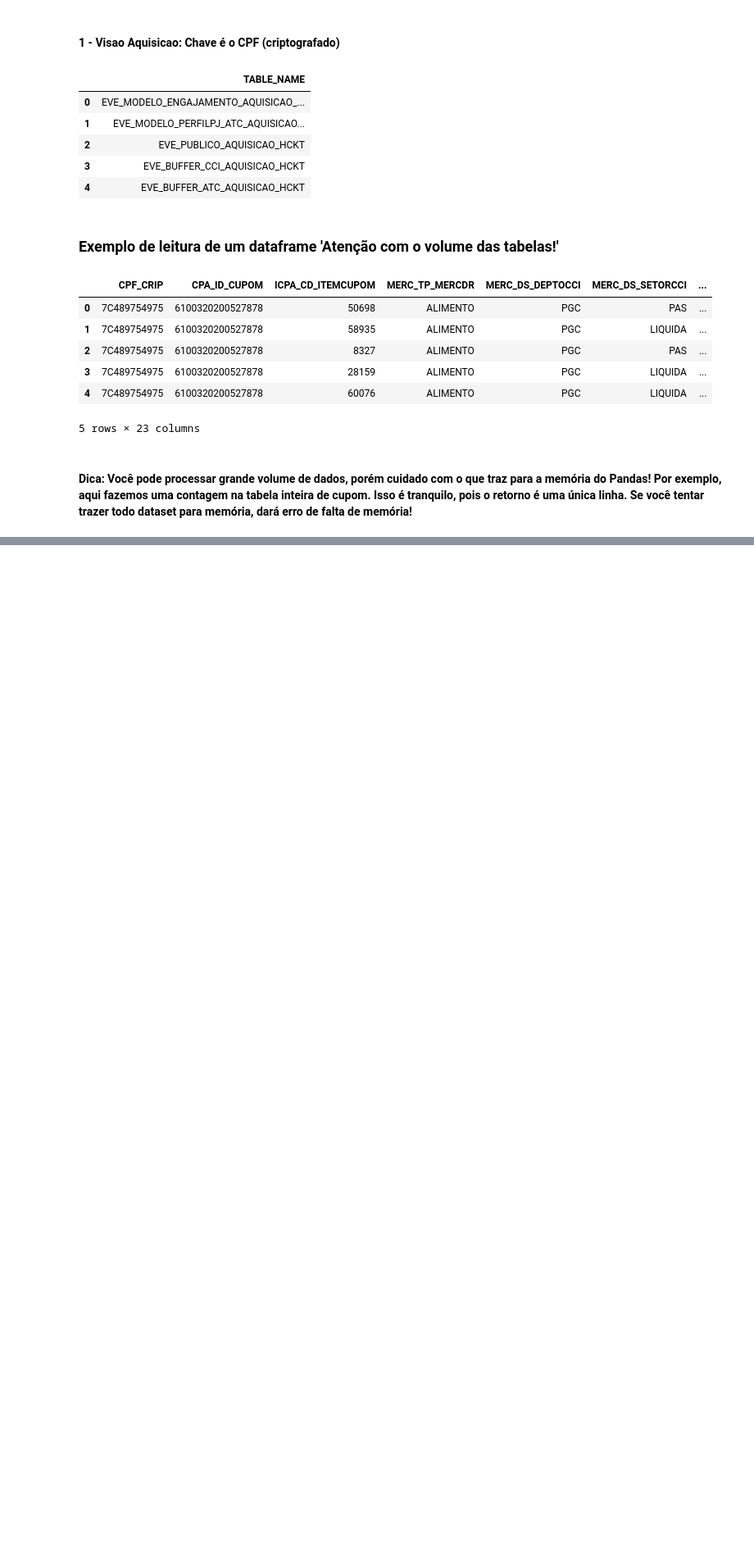
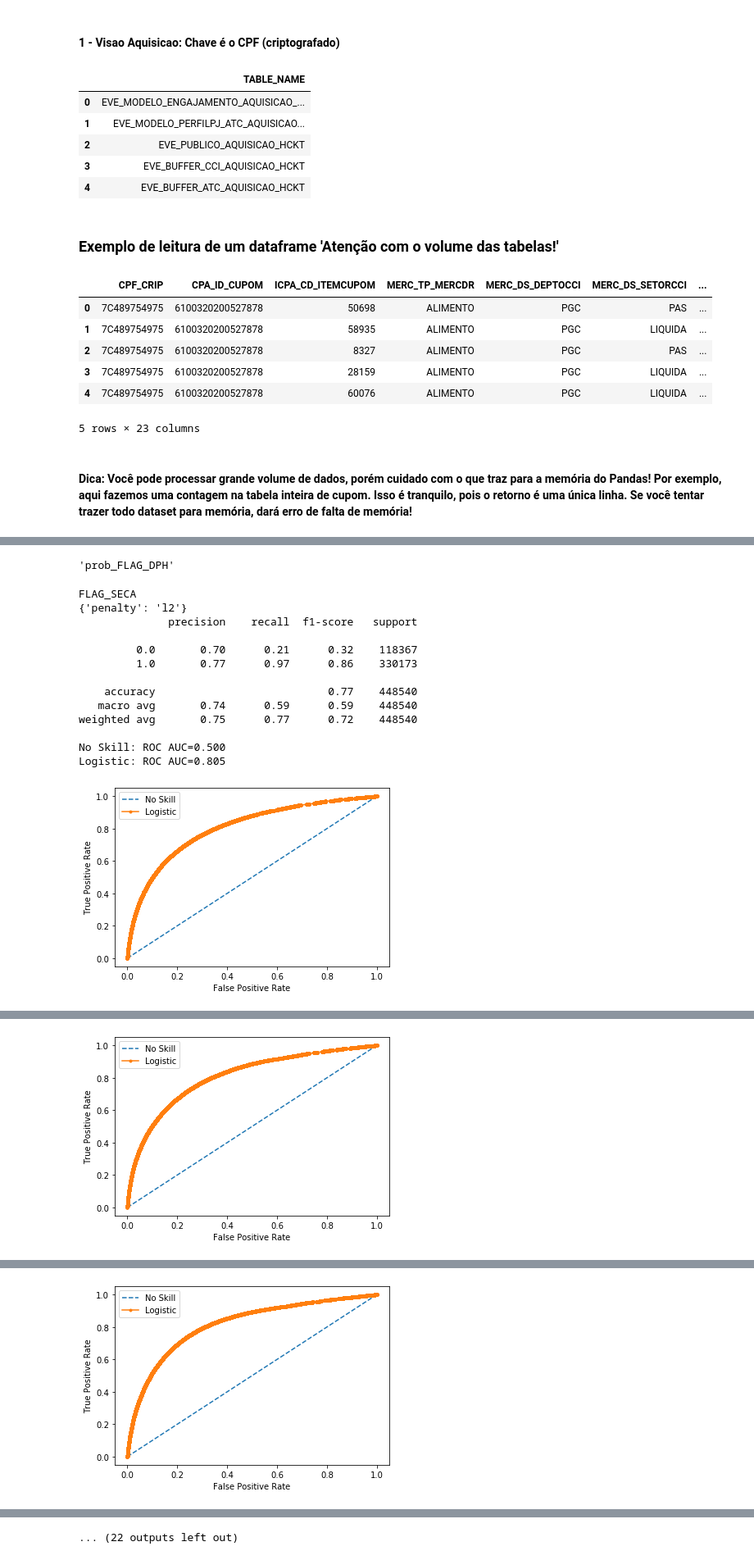
Before and after one commit to mocotinha/hacka_carref, a Jupyter notebook: 01_Primeros_passos.ipynb, the cells around one changed output, grey strips where cells are left out. Shown: that part at 82% size. Drawn from its saved outputs; the diff is of its cells as text; code cells hidden in the pictures; blank space fills up the shorter version.

```diff
--- a/01_Primeros_passos.ipynb
+++ b/01_Primeros_passos.ipynb
@@ -269,0 +512,6 @@ TESTE.head()
+# %%
+df=union_atc_carref_202007.join(target_atc_carref_202007.set_index('CPF_CRIP'), on='CPF_CRIP')
+df=df.dropna()
+# %%
+valid=union_atc_carref.join(target_atc_carref.set_index('CPF_CRIP'), on='CPF_CRIP')
+valid.shape
@@ -269,0 +546,2 @@ TESTE.head()
+# %%
+valid=valid.dropna()
@@ -269,0 +619,8 @@ TESTE.head()
+# %%
+from sklearn import preprocessing
+from sklearn.model_selection import train_test_split
+from sklearn.model_selection import GridSearchCV
+from sklearn.linear_model import LogisticRegression
+from sklearn.metrics import *
+from matplotlib import pyplot
+scaler = preprocessing.StandardScaler()
@@ -269,0 +684,59 @@ TESTE.head()
+# %%
+'prob_'+target[2]
+# %% [output]
+'prob_FLAG_DPH'
+# %%
+for i in range(0,len(target)):
+    foco = vars.copy()
+    foco.append(target[i])
+    bad=df[df[target[i]]==1][foco]
+    good=df[df[target[i]]==0][foco].sample(min(df[df[target[i]]==0].shape[0],df[df[target[i]]==1].shape[0]),replace=False)
+    desenv=pd.concat([bad, good], ignore_index=True)
+    #x_train, x_test, y_train, y_test=train_test_split(scaler.fit_transform(desenv[vars]),desenv[target[i]],test_size=0.3,random_state=1)
+    grid={"penalty":["l1","l2"]}# l1 lasso l2 ridge
+    logreg=LogisticRegression(solver='liblinear')
+    logreg_cv=GridSearchCV(logreg,grid,cv=5)
+    logreg_cv.fit(scaler.fit_transform(desenv[vars]),desenv[target[i]])
+    print(target[i])
+    print(logreg_cv.best_params_)
+    print(classification_report(valid[target[i]], logreg_cv.predict(scaler.fit_transform(valid[vars]))))
+    # predict probabilities
+    ns_probs = [0 for _ in range(len(valid[target[i]]))]
+    lr_probs = logreg_cv.predict_proba(scaler.fit_transform(valid[vars]))
+    valid['prob_'+target[i]]=logreg_cv.predict_proba(scaler.fit_transform(valid[vars]))[:, 1]
+    # keep probabilities for the positive outcome only
+    lr_probs = lr_probs[:, 1]
+    # calculate scores
+    ns_auc = roc_auc_score(valid[target[i]], ns_probs)
+    lr_auc = roc_auc_score(valid[target[i]], lr_probs)
+    # summarize scores
+    print('No Skill: ROC AUC=%.3f' % (ns_auc))
+    print('Logistic: ROC AUC=%.3f' % (lr_auc))
+    # calculate roc curves
+    ns_fpr, ns_tpr, _ = roc_curve(valid[target[i]], ns_probs)
+    lr_fpr, lr_tpr, _ = roc_curve(valid[target[i]], lr_probs)
+    # plot the roc curve for the model
+    pyplot.plot(ns_fpr, ns_tpr, linestyle='--', label='No Skill')
+    pyplot.plot(lr_fpr, lr_tpr, marker='.', label='Logistic')
+    # axis labels
+    pyplot.xlabel('False Positive Rate')
+    pyplot.ylabel('True Positive Rate')
+    # show the legend
+    pyplot.legend()
+    # show the plot
+    pyplot.show()
+# %% [output]
+FLAG_SECA
+{'penalty': 'l2'}
+              precision    recall  f1-score   support
+
+         0.0       0.70      0.21      0.32    118367
+         1.0       0.77      0.97      0.86    330173
+
+    accuracy                           0.77    448540
+   macro avg       0.74      0.59      0.59    448540
+weighted avg       0.75      0.77      0.72    448540
+
+No Skill: ROC AUC=0.500
+Logistic: ROC AUC=0.805
+[figure, added]
@@ -269,0 +756 @@ TESTE.head()
+[figure, added]
@@ -269,0 +770 @@ TESTE.head()
+[figure, added]
@@ -269,0 +813 @@ TESTE.head()
+... (22 outputs left out)
```
Also changed, not shown: parts of 68 cells of this notebook.
